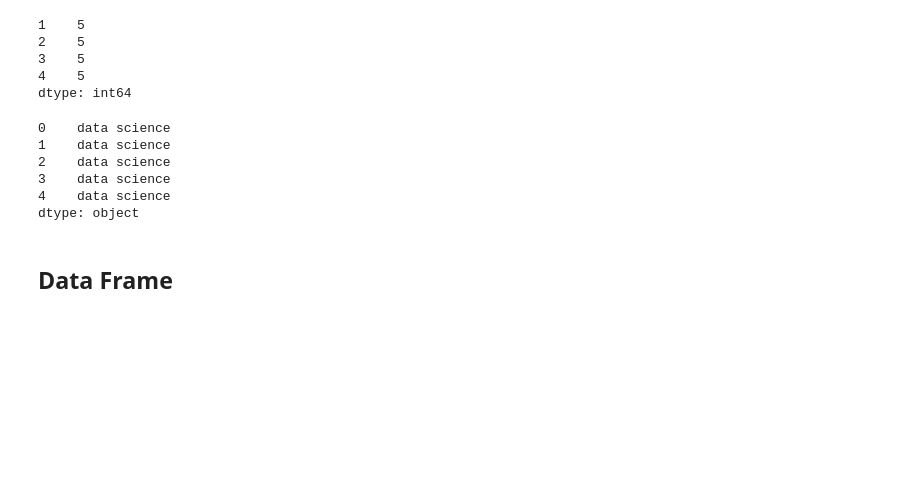
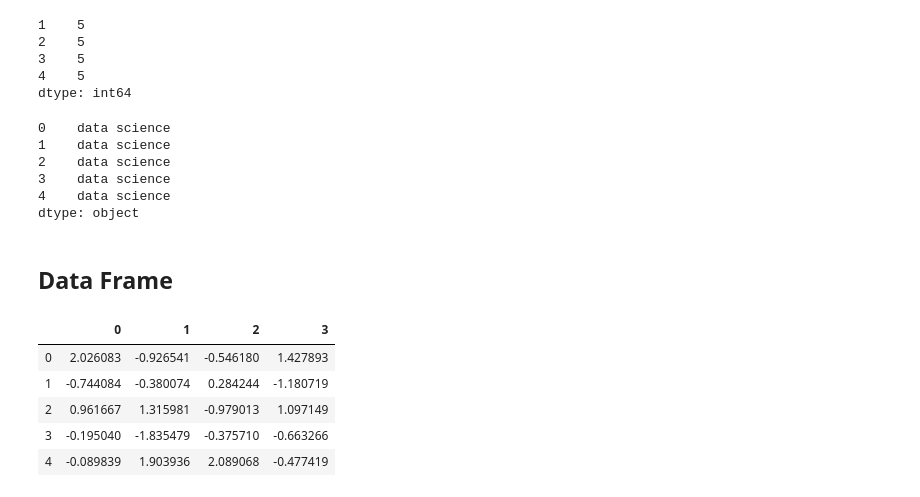
Before and after one commit to Brahma04/Pandas, a Jupyter notebook: Pandas.ipynb, the cells around one changed output. Drawn from its saved outputs; the diff is of its cells as text; code cells hidden in the pictures; blank space fills up the shorter version.

```diff
--- a/Pandas.ipynb
+++ b/Pandas.ipynb
@@ -108,3 +108,13 @@ from numpy.random import randn
 a=randn(5,4)
 # %%
 np.random.seed(3)
+# %%
+df1=pd.DataFrame(a)
+df1
+# %% [output]
+|  | 0 | 1 | 2 | 3 |
+| 0 | 2.026083 | -0.926541 | -0.546180 | 1.427893 |
+| 1 | -0.744084 | -0.380074 | 0.284244 | -1.180719 |
+| 2 | 0.961667 | 1.315981 | -0.979013 | 1.097149 |
+| 3 | -0.195040 | -1.835479 | -0.375710 | -0.663266 |
+| 4 | -0.089839 | 1.903936 | 2.089068 | -0.477419 |
```
Also changed, not shown: parts of 26 cells of this notebook.
